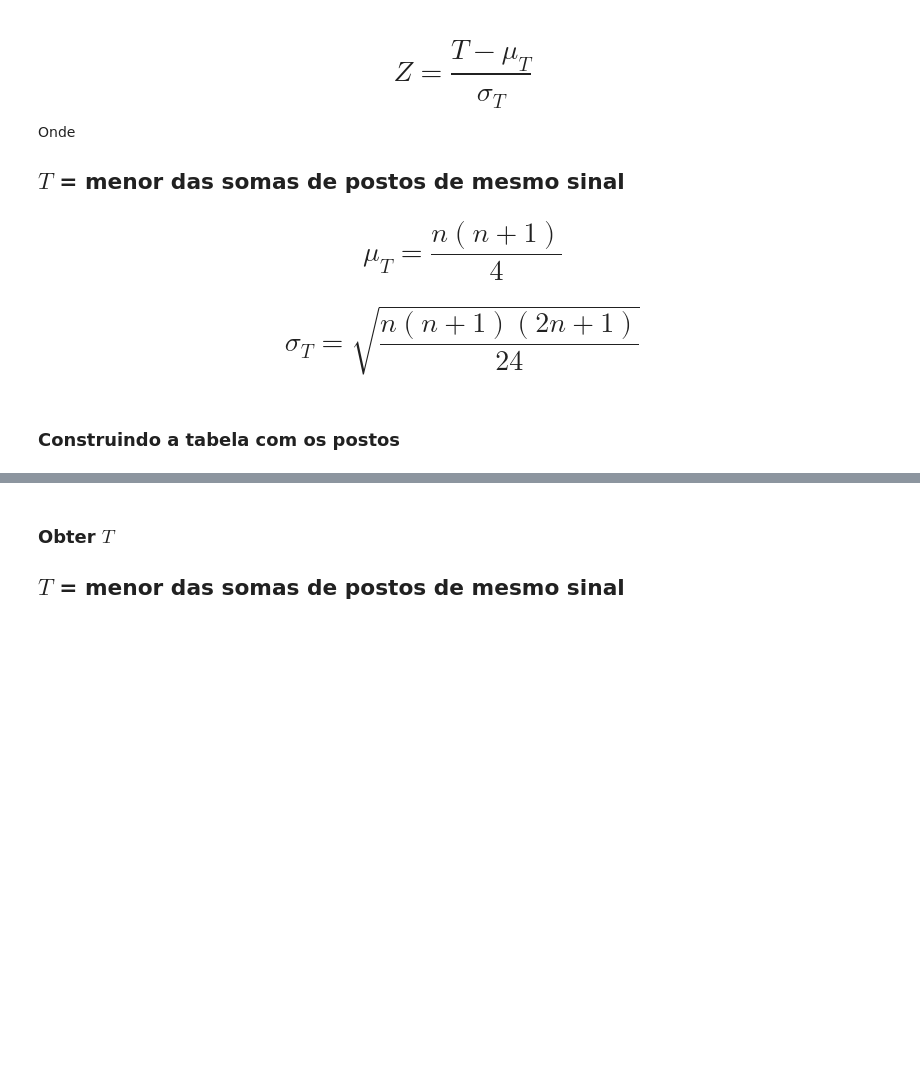
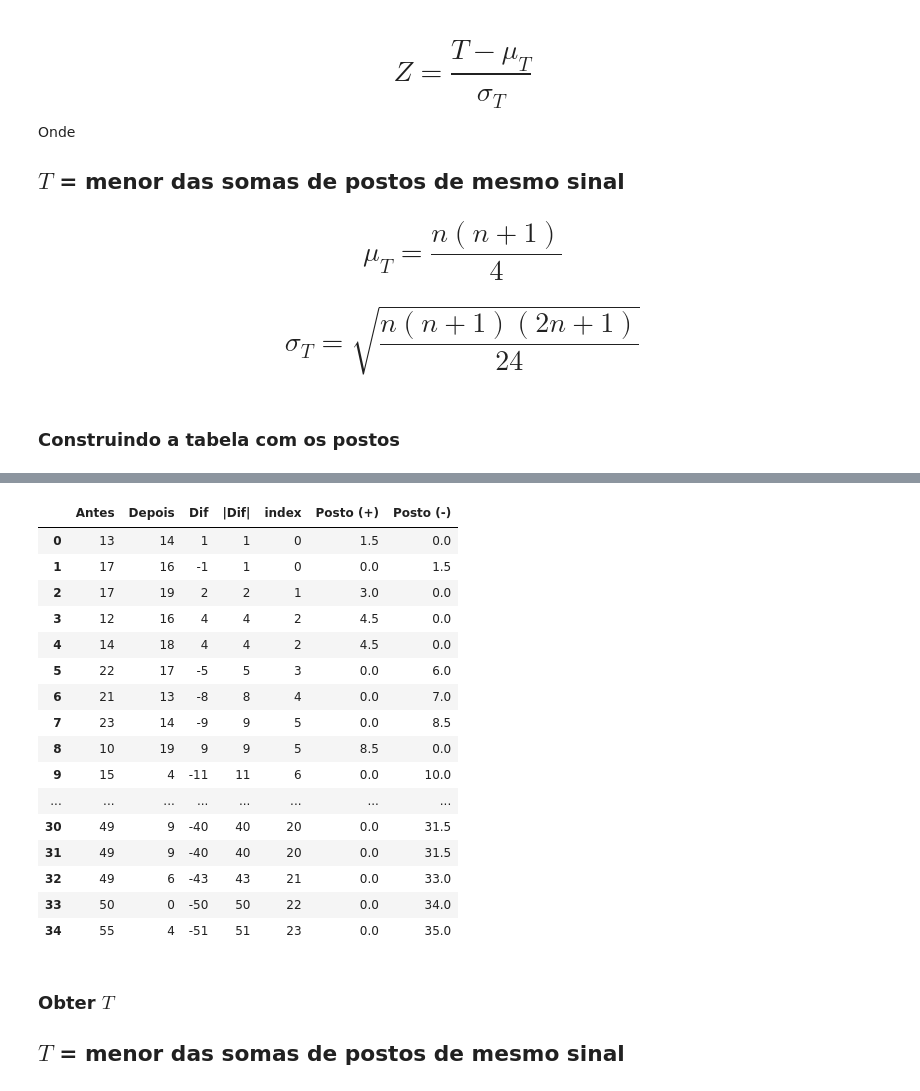
Before and after one commit to julio-monzem/python-estatistica, a Jupyter notebook: python_estatistica_03_hipoteses.ipynb, the cells around one changed output, grey strips where cells are left out. Drawn from its saved outputs; the diff is of its cells as text; code cells hidden in the pictures; blank space fills up the shorter version.

```diff
--- a/python_estatistica_03_hipoteses.ipynb
+++ b/python_estatistica_03_hipoteses.ipynb
@@ -1089,0 +1359,2 @@ Onde
+# %%
+fumo.drop(['Posto'], inplace=True, axis=1)
@@ -1090,3 +1370,30 @@ Onde
+# %%
+fumo = fumo.merge(posto, left_on='|Dif|', right_on='|Dif|', how='left')
+# %%
+fumo['Posto (+)'] = fumo.apply(lambda x: x['Posto'] if x['Dif'] > 0 else 0, axis=1)
+# %%
+fumo['Posto (-)'] = fumo.apply(lambda x: x['Posto'] if x['Dif'] < 0 else 0, axis=1)
+# %%
+fumo.drop(['Posto'], axis=1, inplace=True)
+fumo
+# %% [output]
+|  | Antes | Depois | Dif | |Dif| | index | Posto (+) | Posto (-) |
+| 0 | 13 | 14 | 1 | 1 | 0 | 1.5 | 0.0 |
+| 1 | 17 | 16 | -1 | 1 | 0 | 0.0 | 1.5 |
+| 2 | 17 | 19 | 2 | 2 | 1 | 3.0 | 0.0 |
+| 3 | 12 | 16 | 4 | 4 | 2 | 4.5 | 0.0 |
+| 4 | 14 | 18 | 4 | 4 | 2 | 4.5 | 0.0 |
+| 5 | 22 | 17 | -5 | 5 | 3 | 0.0 | 6.0 |
+| 6 | 21 | 13 | -8 | 8 | 4 | 0.0 | 7.0 |
+| 7 | 23 | 14 | -9 | 9 | 5 | 0.0 | 8.5 |
+| 8 | 10 | 19 | 9 | 9 | 5 | 8.5 | 0.0 |
+| 9 | 15 | 4 | -11 | 11 | 6 | 0.0 | 10.0 |
+| ... | ... | ... | ... | ... | ... | ... | ... |
+| 30 | 49 | 9 | -40 | 40 | 20 | 0.0 | 31.5 |
+| 31 | 49 | 9 | -40 | 40 | 20 | 0.0 | 31.5 |
+| 32 | 49 | 6 | -43 | 43 | 21 | 0.0 | 33.0 |
+| 33 | 50 | 0 | -50 | 50 | 22 | 0.0 | 34.0 |
+| 34 | 55 | 4 | -51 | 51 | 23 | 0.0 | 35.0 |
 # %% [markdown]
 ### Obter $T$
 
```
Also changed, not shown: parts of 44 cells of this notebook.
